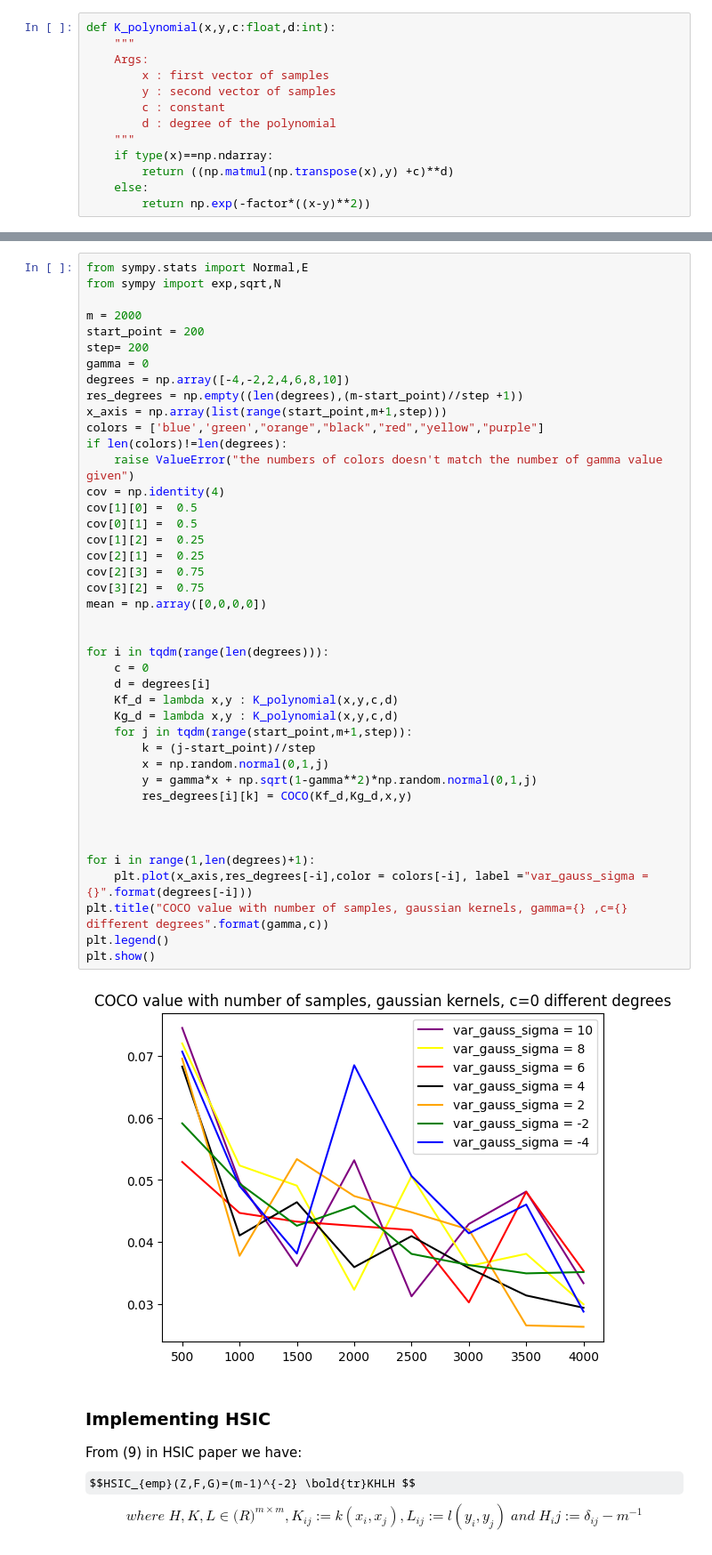
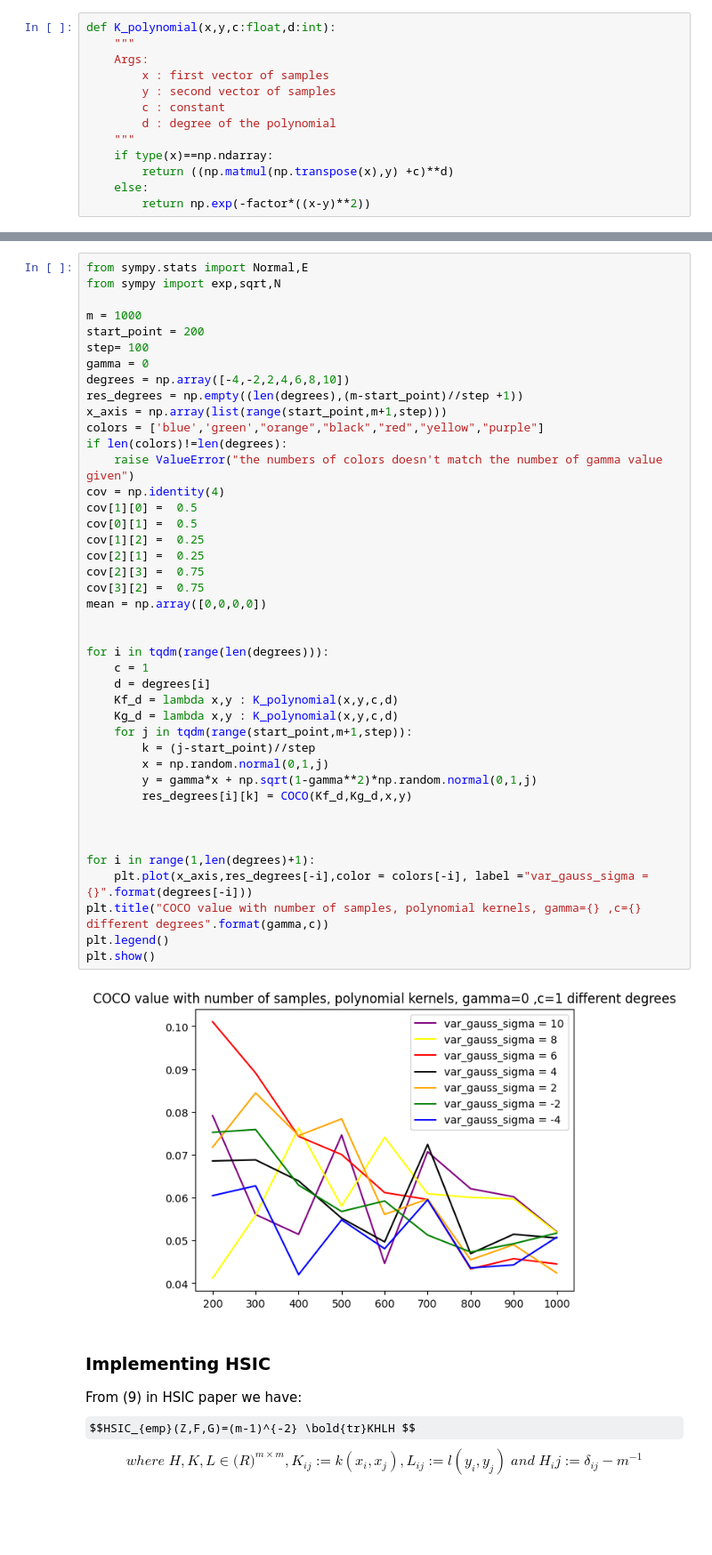
Before and after one commit to Noe-Bosc-Haddad/Gretton-independence-tests, a Jupyter notebook: test-notebooks/Presentation_notebook.ipynb, the cells around one changed output, grey strips where cells are left out. Shown at 89% size. Saved outputs shown, nothing was run; the diff lists cells and outputs as text; some formulas as TeX source; blank space fills up the shorter version.

```diff
--- a/test-notebooks/Presentation_notebook.ipynb
+++ b/test-notebooks/Presentation_notebook.ipynb
@@ -197,9 +197,9 @@ plt.show()
 from sympy.stats import Normal,E
 from sympy import exp,sqrt,N
 
-m = 2000
+m = 1000
 start_point = 200
-step= 200
+step= 100
 gamma = 0
 degrees = np.array([-4,-2,2,4,6,8,10])
 res_degrees = np.empty((len(degrees),(m-start_point)//step +1))
@@ -207,36 +207,36 @@ x_axis = np.array(list(range(start_point,m+1,step)))
 colors = ['blue','green',"orange","black","red","yellow","purple"]
 if len(colors)!=len(degrees):
     raise ValueError("the numbers of colors doesn't match the number of gamma value given")
 cov = np.identity(4)
 cov[1][0] =  0.5
 cov[0][1] =  0.5
 cov[1][2] =  0.25
 cov[2][1] =  0.25
 cov[2][3] =  0.75
 cov[3][2] =  0.75
 mean = np.array([0,0,0,0])
 
 
 for i in tqdm(range(len(degrees))):
-    c = 0
+    c = 1
     d = degrees[i]
     Kf_d = lambda x,y : K_polynomial(x,y,c,d)
     Kg_d = lambda x,y : K_polynomial(x,y,c,d)
     for j in tqdm(range(start_point,m+1,step)):
         k = (j-start_point)//step
         x = np.random.normal(0,1,j)
         y = gamma*x + np.sqrt(1-gamma**2)*np.random.normal(0,1,j)
         res_degrees[i][k] = COCO(Kf_d,Kg_d,x,y)
 
 
 
 for i in range(1,len(degrees)+1):
     plt.plot(x_axis,res_degrees[-i],color = colors[-i], label ="var_gauss_sigma = {}".format(degrees[-i]))
-plt.title("COCO value with number of samples, gaussian kernels, gamma={} ,c={} different degrees".format(gamma,c))
+plt.title("COCO value with number of samples, polynomial kernels, gamma={} ,c={} different degrees".format(gamma,c))
 plt.legend()
 plt.show()
 # %% [output]
-[figure, old version]
+[figure, new version]
 # %% [markdown]
 ### Implementing HSIC
 From (9) in HSIC paper we have: $$HSIC_{emp}(Z,F,G)=(m-1)^{-2} \bold{tr}KHLH $$
```
Also changed, not shown: parts of 7 cells of this notebook, 3 other files.
